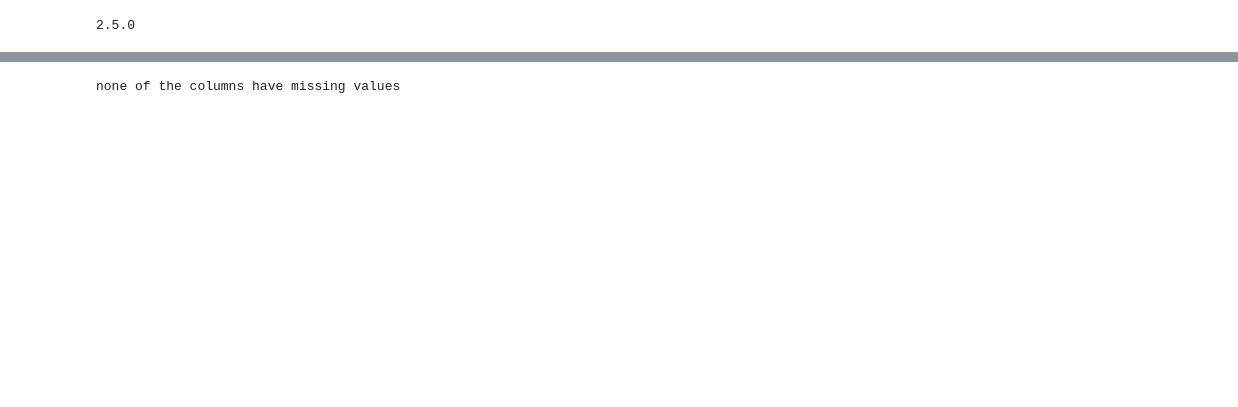
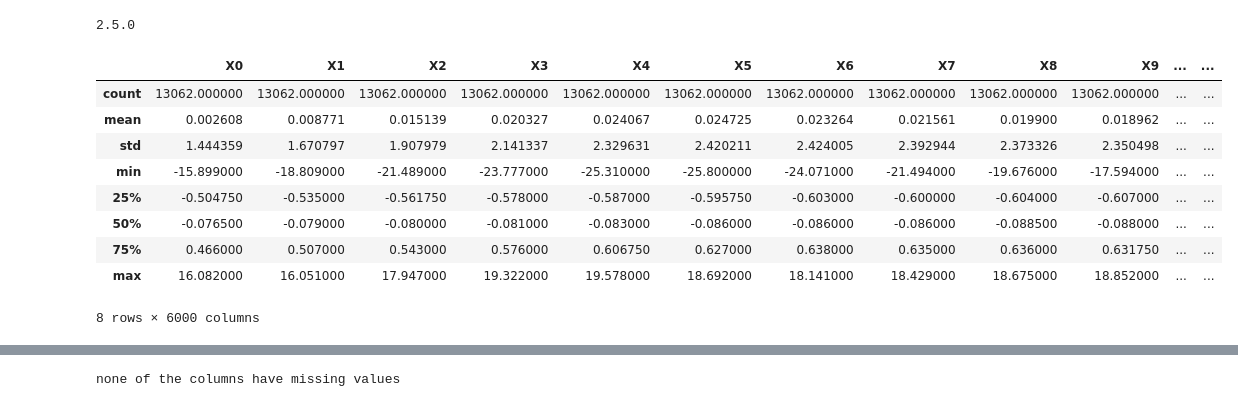
Before and after one commit to dabirrizvi/CSM6420-, a Jupyter notebook: Untitled4-3.ipynb, the cells around one changed output, grey strips where cells are left out. Cells and saved outputs as stored; diff of their text form; code cells hidden in the pictures; blank space fills up the shorter version.

```diff
--- a/Untitled4-3.ipynb
+++ b/Untitled4-3.ipynb
@@ -33,3 +33,17 @@ data = pd.read_csv('train_signal.csv')
 data = data.sample(frac=1)
 
 df=data
+# %%
+#Basic information about numerical values in the dataset
+df.describe()
+# %% [output]
+|  | X0 | X1 | X2 | X3 | X4 | X5 | X6 | X7 | X8 | X9 | ... | ... |
+| count | 13062.000000 | 13062.000000 | 13062.000000 | 13062.000000 | 13062.000000 | 13062.000000 | 13062.000000 | 13062.000000 | 13062.000000 | 13062.000000 | ... | ... |
+| mean | 0.002608 | 0.008771 | 0.015139 | 0.020327 | 0.024067 | 0.024725 | 0.023264 | 0.021561 | 0.019900 | 0.018962 | ... | ... |
+| std | 1.444359 | 1.670797 | 1.907979 | 2.141337 | 2.329631 | 2.420211 | 2.424005 | 2.392944 | 2.373326 | 2.350498 | ... | ... |
+| min | -15.899000 | -18.809000 | -21.489000 | -23.777000 | -25.310000 | -25.800000 | -24.071000 | -21.494000 | -19.676000 | -17.594000 | ... | ... |
+| 25% | -0.504750 | -0.535000 | -0.561750 | -0.578000 | -0.587000 | -0.595750 | -0.603000 | -0.600000 | -0.604000 | -0.607000 | ... | ... |
+| 50% | -0.076500 | -0.079000 | -0.080000 | -0.081000 | -0.083000 | -0.086000 | -0.086000 | -0.086000 | -0.088500 | -0.088000 | ... | ... |
+| 75% | 0.466000 | 0.507000 | 0.543000 | 0.576000 | 0.606750 | 0.627000 | 0.638000 | 0.635000 | 0.636000 | 0.631750 | ... | ... |
+| max | 16.082000 | 16.051000 | 17.947000 | 19.322000 | 19.578000 | 18.692000 | 18.141000 | 18.429000 | 18.675000 | 18.852000 | ... | ... |
+8 rows × 6000 columns
```
Also changed, not shown: parts of 23 cells of this notebook.
